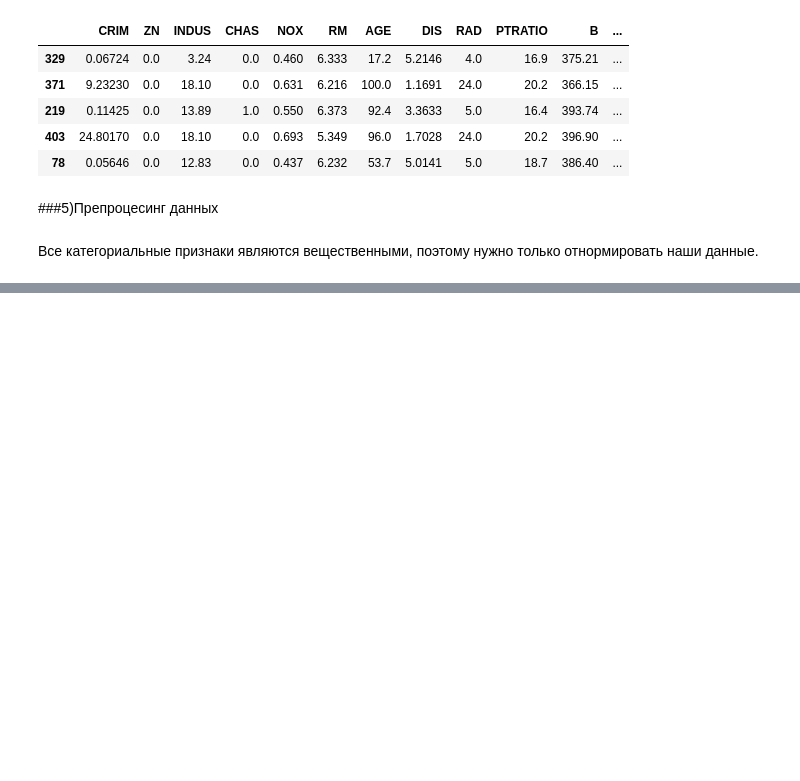
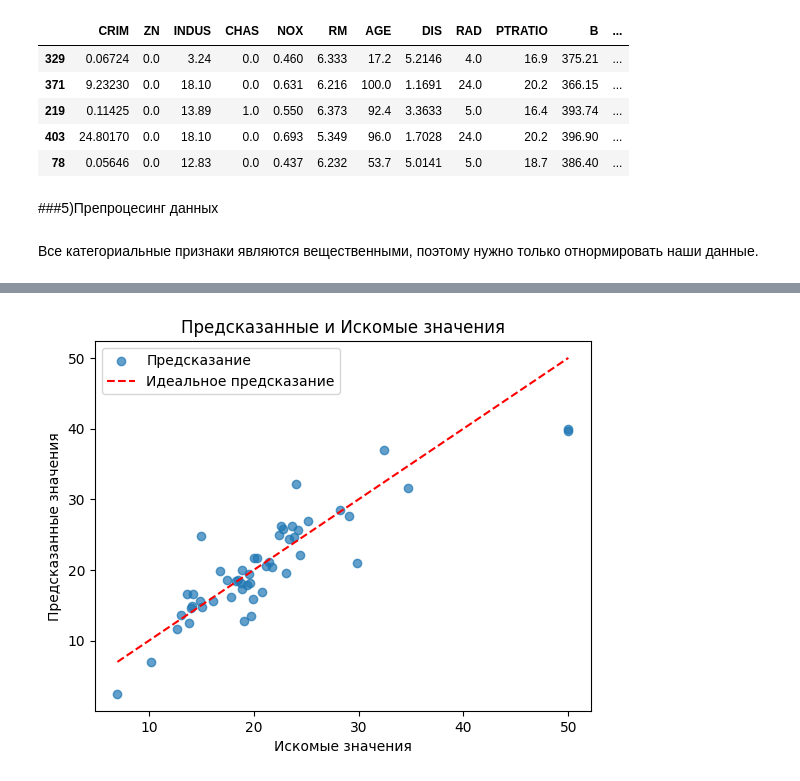
Before and after one commit to EgorBelugin/ML_Mipt, a Jupyter notebook: ml_mipt.ipynb, the cells around one changed output, grey strips where cells are left out. Drawn from its saved outputs; the diff is of its cells as text; code cells hidden in the pictures; blank space fills up the shorter version.

```diff
--- a/ml_mipt.ipynb
+++ b/ml_mipt.ipynb
@@ -130,0 +208,10 @@ X.sample(5, random_state=0)
+# %%
+plt.scatter(y_test, y_pred, alpha=0.7, label='Предсказание')
+plt.plot([min(y_test), max(y_test)], [min(y_test), max(y_test)], linestyle='--', color='red', label='Идеальное предсказание')
+plt.xlabel('Искомые значения')
+plt.ylabel('Предсказанные значения')
+plt.title('Предсказанные и Искомые значения')
+plt.legend()
+plt.show()
+# %% [output]
+[figure, added]
```
Also changed, not shown: parts of 10 cells of this notebook.
